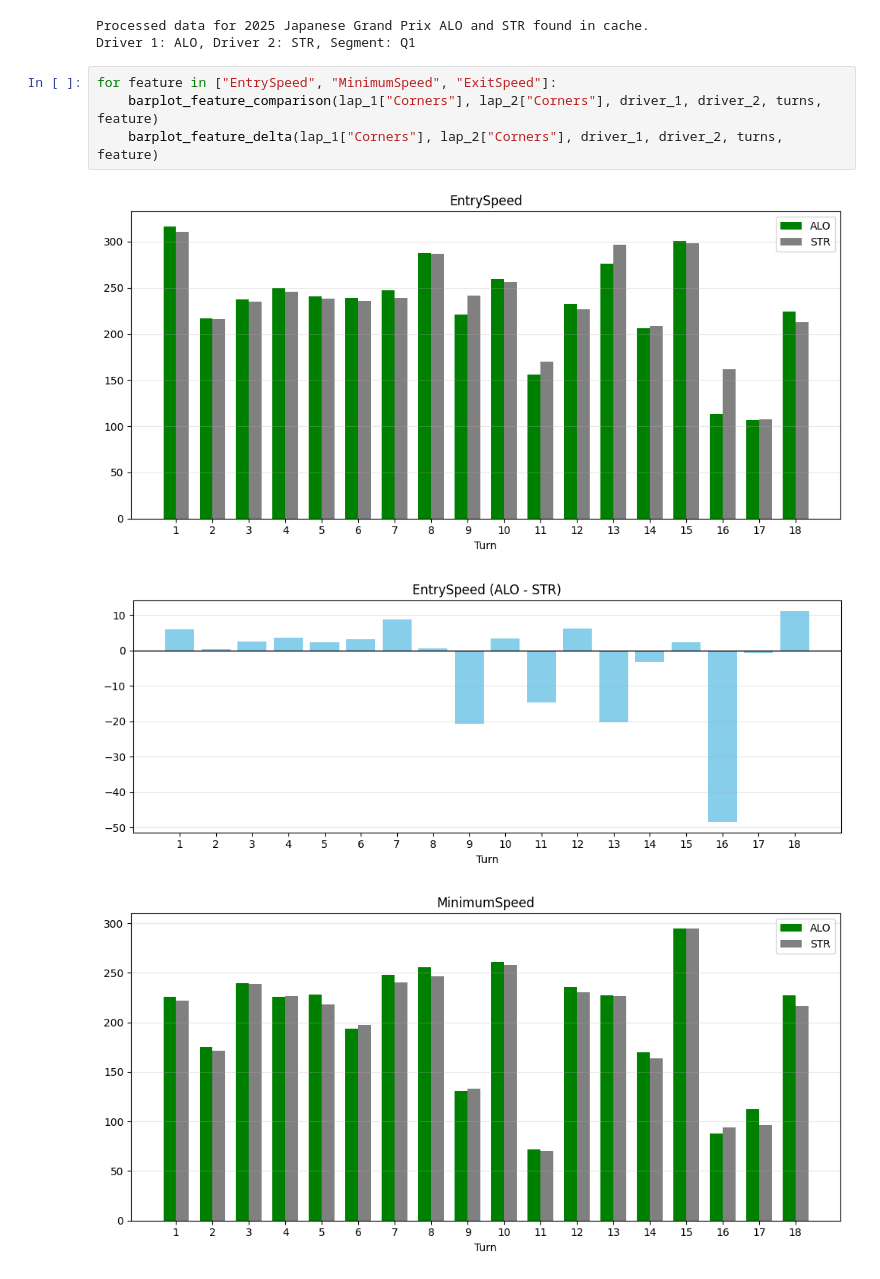
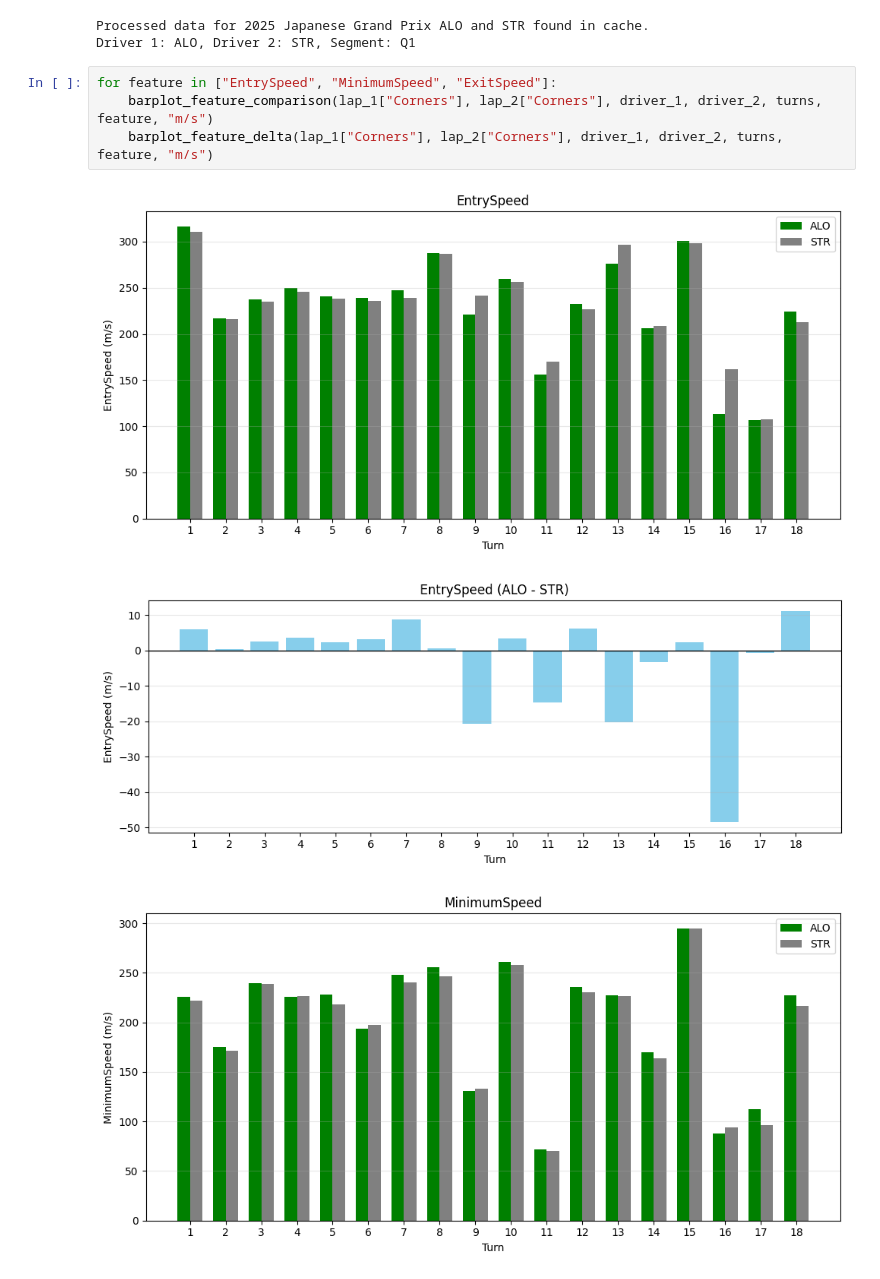
Before and after one commit to zelario/f1-teammate-analysis, a Jupyter notebook: notebooks/04_feature_analysis.ipynb, the cells around one changed output. Saved outputs shown, nothing was run; the diff lists cells and outputs as text.

```diff
--- a/notebooks/04_feature_analysis.ipynb
+++ b/notebooks/04_feature_analysis.ipynb
@@ -47,9 +47,9 @@ Processed data for 2025 Japanese Grand Prix ALO and STR found in cache.
 Driver 1: ALO, Driver 2: STR, Segment: Q1
 # %%
 for feature in ["EntrySpeed", "MinimumSpeed", "ExitSpeed"]:
-    barplot_feature_comparison(lap_1["Corners"], lap_2["Corners"], driver_1, driver_2, turns, feature)
-    barplot_feature_delta(lap_1["Corners"], lap_2["Corners"], driver_1, driver_2, turns, feature)
+    barplot_feature_comparison(lap_1["Corners"], lap_2["Corners"], driver_1, driver_2, turns, feature, "m/s")
+    barplot_feature_delta(lap_1["Corners"], lap_2["Corners"], driver_1, driver_2, turns, feature, "m/s")
 # %% [output]
-[figure, old version]
+[figure, new version]
-[figure, old version]
+[figure, new version]
-[figure, old version]
+[figure, new version]
```
Also changed, not shown: parts of 3 cells of this notebook, 6 other files.
